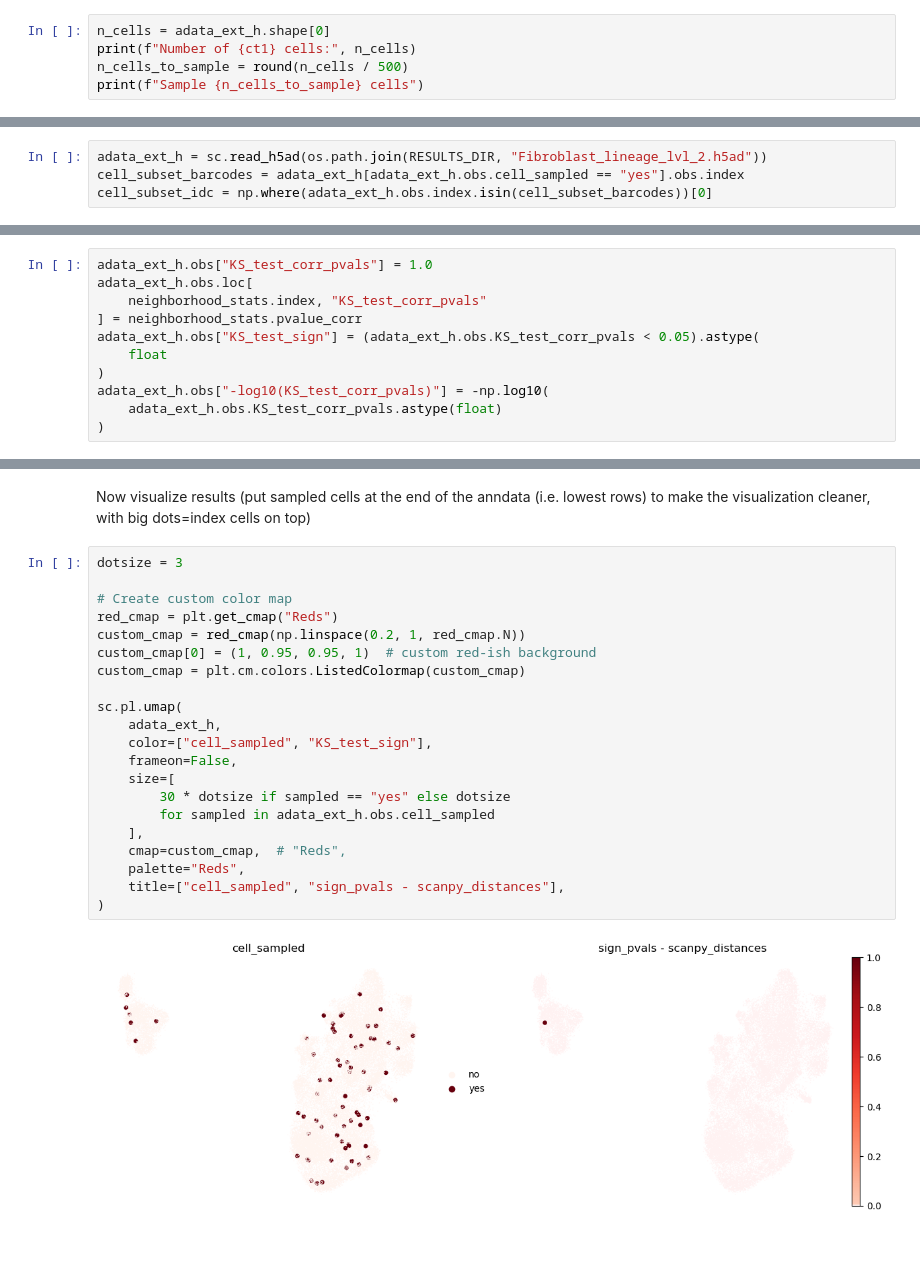
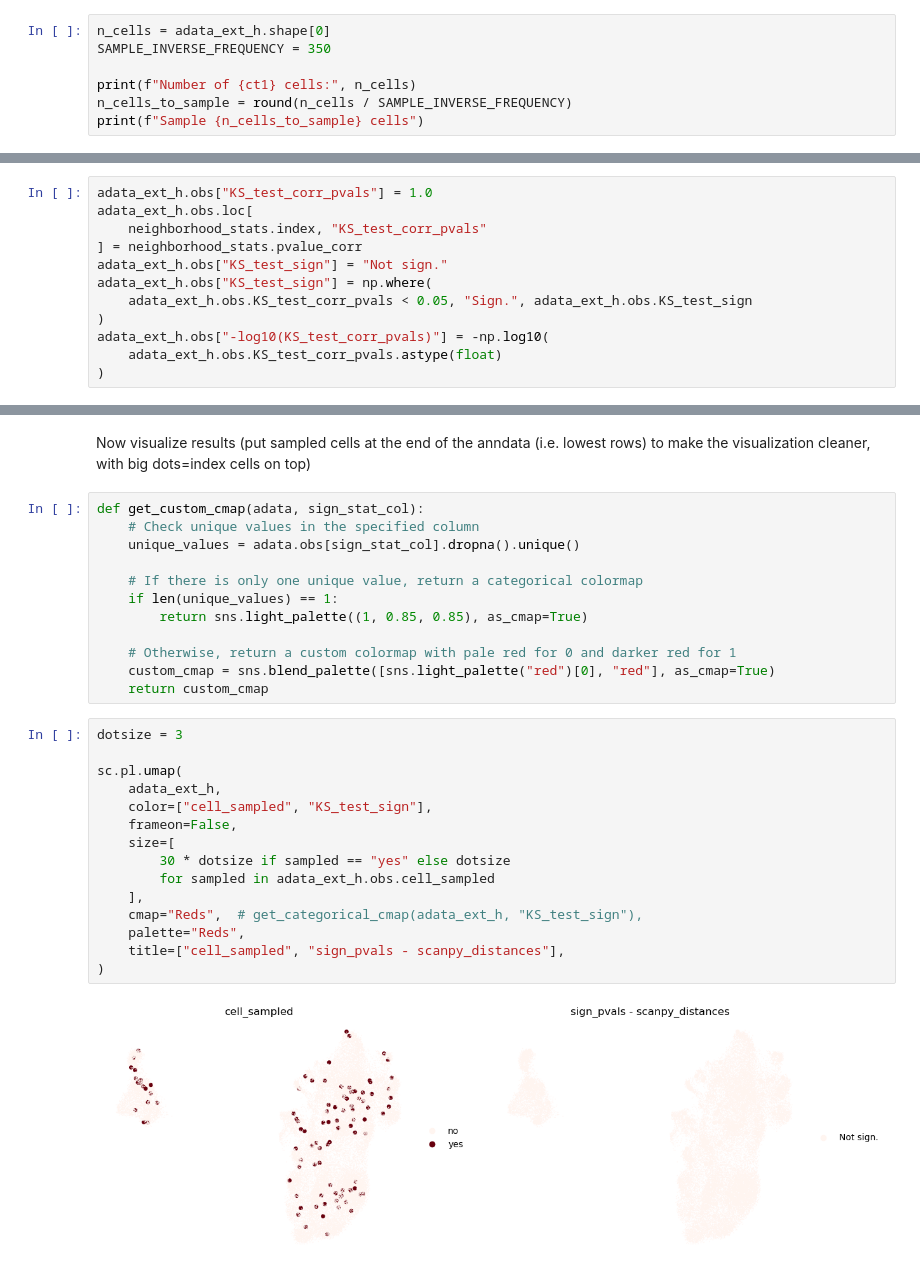
Before and after one commit to theislab/mapqc_reproducibility, a Jupyter notebook: notebooks/mapqc_design_label_independent/tryout_neighborhood_approach_Daniele.ipynb, the cells around one changed output, grey strips where cells are left out. Saved outputs shown, nothing was run; the diff lists cells and outputs as text; blank space fills up the shorter version.

Commit message:
Change hyperparameters and plot settings

```diff
--- a/notebooks/mapqc_design_label_independent/tryout_neighborhood_approach_Daniele.ipynb
+++ b/notebooks/mapqc_design_label_independent/tryout_neighborhood_approach_Daniele.ipynb
@@ -101,8 +109,10 @@ adata_ext_h = (
 subset to random set of cells in graph (TO DO: this could ultimately be done more sophisticatedly, check out e.g. Milo or smart subsampling methods. I wouldn't make that a priority for now, we can do during revisions). Not sure yet what fraction is a good number, now taking 1/500 of cells
 # %%
 n_cells = adata_ext_h.shape[0]
+SAMPLE_INVERSE_FREQUENCY = 350
+
 print(f"Number of {ct1} cells:", n_cells)
-n_cells_to_sample = round(n_cells / 500)
+n_cells_to_sample = round(n_cells / SAMPLE_INVERSE_FREQUENCY)
 print(f"Sample {n_cells_to_sample} cells")
 # %% [output]
 Number of Fibroblast lineage cells: 34990
@@ -128,4 +158,0 @@ adata_ext_h.write(os.path.join(RESULTS_DIR, "Fibroblast_lineage_lvl_2.h5ad"))
-# %%
-adata_ext_h = sc.read_h5ad(os.path.join(RESULTS_DIR, "Fibroblast_lineage_lvl_2.h5ad"))
-cell_subset_barcodes = adata_ext_h[adata_ext_h.obs.cell_sampled == "yes"].obs.index
-cell_subset_idc = np.where(adata_ext_h.obs.index.isin(cell_subset_barcodes))[0]
@@ -497,8 +530,9 @@ adata_ext_h.obs["KS_test_corr_pvals"] = 1.0
 adata_ext_h.obs.loc[
     neighborhood_stats.index, "KS_test_corr_pvals"
 ] = neighborhood_stats.pvalue_corr
-adata_ext_h.obs["KS_test_sign"] = (adata_ext_h.obs.KS_test_corr_pvals < 0.05).astype(
-    float
+adata_ext_h.obs["KS_test_sign"] = "Not sign."
+adata_ext_h.obs["KS_test_sign"] = np.where(
+    adata_ext_h.obs.KS_test_corr_pvals < 0.05, "Sign.", adata_ext_h.obs.KS_test_sign
 )
 adata_ext_h.obs["-log10(KS_test_corr_pvals)"] = -np.log10(
     adata_ext_h.obs.KS_test_corr_pvals.astype(float)
@@ -556,28 +549,34 @@ Name: -log10(KS_test_corr_pvals), dtype: float64
 # %% [markdown]
 Now visualize results (put sampled cells at the end of the anndata (i.e. lowest rows) to make the visualization cleaner, with big dots=index cells on top)
+# %%
+def get_custom_cmap(adata, sign_stat_col):
+    # Check unique values in the specified column
+    unique_values = adata.obs[sign_stat_col].dropna().unique()
+
+    # If there is only one unique value, return a categorical colormap
+    if len(unique_values) == 1:
+        return sns.light_palette((1, 0.85, 0.85), as_cmap=True)
+
+    # Otherwise, return a custom colormap with pale red for 0 and darker red for 1
+    custom_cmap = sns.blend_palette([sns.light_palette("red")[0], "red"], as_cmap=True)
+    return custom_cmap
 # %%
 dotsize = 3
-
-# Create custom color map
-red_cmap = plt.get_cmap("Reds")
-custom_cmap = red_cmap(np.linspace(0.2, 1, red_cmap.N))
-custom_cmap[0] = (1, 0.95, 0.95, 1)  # custom red-ish background
-custom_cmap = plt.cm.colors.ListedColormap(custom_cmap)
 
 sc.pl.umap(
     adata_ext_h,
     color=["cell_sampled", "KS_test_sign"],
     frameon=False,
     size=[
         30 * dotsize if sampled == "yes" else dotsize
         for sampled in adata_ext_h.obs.cell_sampled
     ],
-    cmap=custom_cmap,  # "Reds",
+    cmap="Reds",  # get_categorical_cmap(adata_ext_h, "KS_test_sign"),
     palette="Reds",
     title=["cell_sampled", "sign_pvals - scanpy_distances"],
 )
 # %% [output]
-[figure, old version]
+[figure, new version]
 # %%
 sc.pl.umap(
     adata_ext_h,
```
Also changed, not shown: parts of 43 cells of this notebook.
